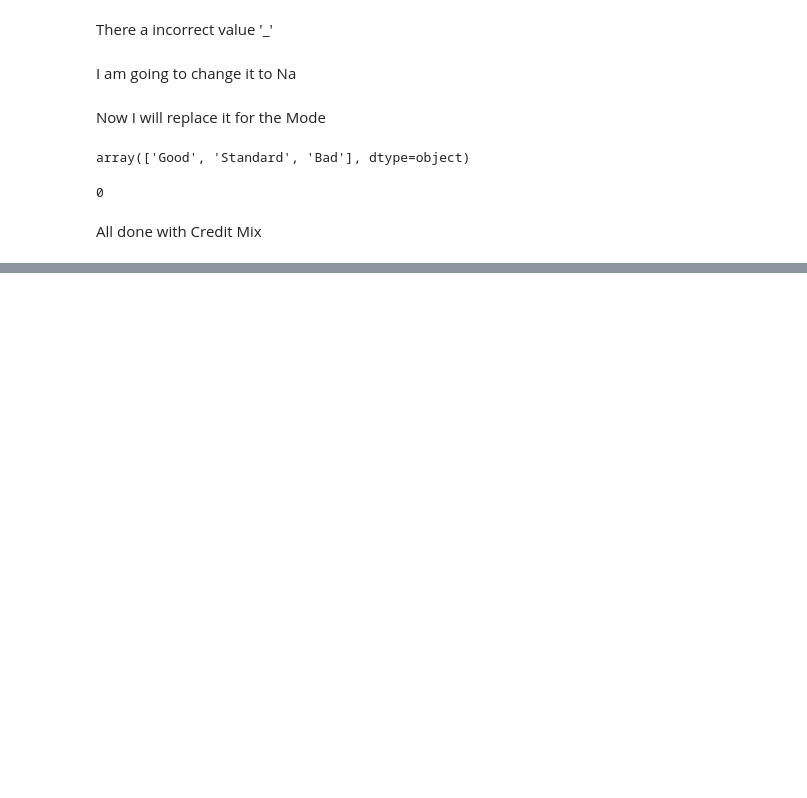
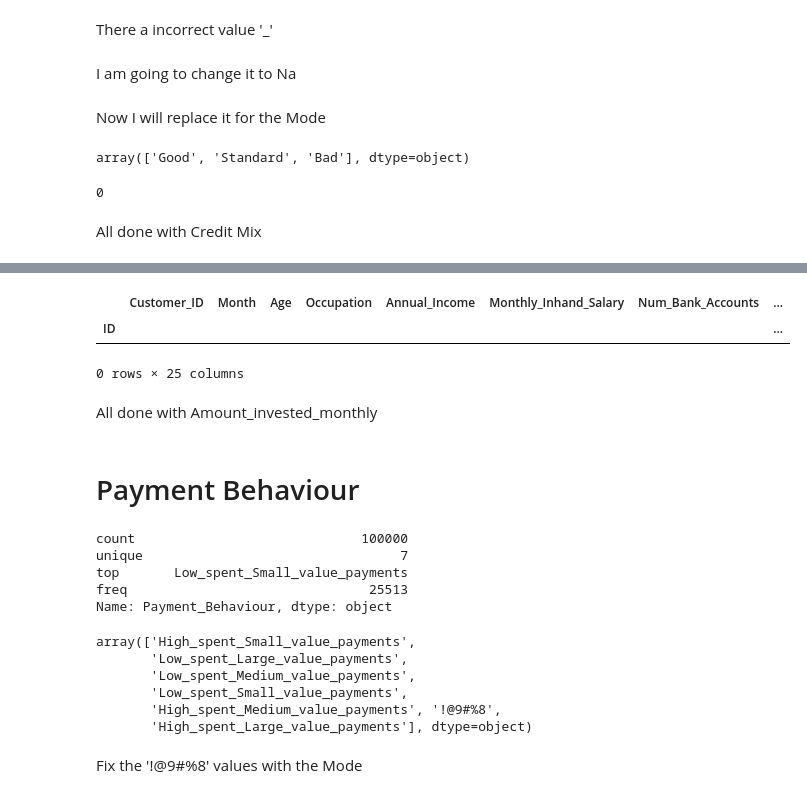
Before and after one commit to ignaciosoto04/Projects, a Jupyter notebook: Credit_Score_Classification_v2.ipynb, the cells around one changed output, grey strips where cells are left out. Drawn from its saved outputs; the diff is of its cells as text; code cells hidden in the pictures; blank space fills up the shorter version.

```diff
--- a/Credit_Score_Classification_v2.ipynb
+++ b/Credit_Score_Classification_v2.ipynb
@@ -1140,0 +1391,8 @@ All done with Credit Mix
+# %%
+for i in credit_info['Amount_invested_monthly']:
+  if i == '__10000__':
+    credit_info['Amount_invested_monthly'] = credit_info['Amount_invested_monthly'].replace(i, np.nan)
+# %%
+credit_info['Amount_invested_monthly'] = credit_info['Amount_invested_monthly'].astype('float')
+# %%
+credit_info['Amount_invested_monthly'] = credit_info.groupby('Customer_ID')['Amount_invested_monthly'].transform(lambda x: x.fillna(stats.mode(x)[0][0]))
@@ -1140,0 +1411,29 @@ All done with Credit Mix
+# %%
+credit_info[credit_info['Amount_invested_monthly'] > credit_info['Monthly_Inhand_Salary']]
+# %% [output]
+|  | Customer_ID | Month | Age | Occupation | Annual_Income | Monthly_Inhand_Salary | Num_Bank_Accounts | ... |
+| ID |  |  |  |  |  |  |  | ... |
+0 rows × 25 columns
+# %% [markdown]
+All done with Amount_invested_monthly
+# %% [markdown]
+# Payment Behaviour
+# %%
+credit_info['Payment_Behaviour'].describe()
+# %% [output]
+count                             100000
+unique                                 7
+top       Low_spent_Small_value_payments
+freq                               25513
+Name: Payment_Behaviour, dtype: object
+# %%
+credit_info['Payment_Behaviour'].unique()
+# %% [output]
+array(['High_spent_Small_value_payments',
+       'Low_spent_Large_value_payments',
+       'Low_spent_Medium_value_payments',
+       'Low_spent_Small_value_payments',
+       'High_spent_Medium_value_payments', '!@9#%8',
+       'High_spent_Large_value_payments'], dtype=object)
+# %% [markdown]
+Fix the '!@9#%8' values with the Mode
```
Also changed, not shown: parts of 67 cells of this notebook.
